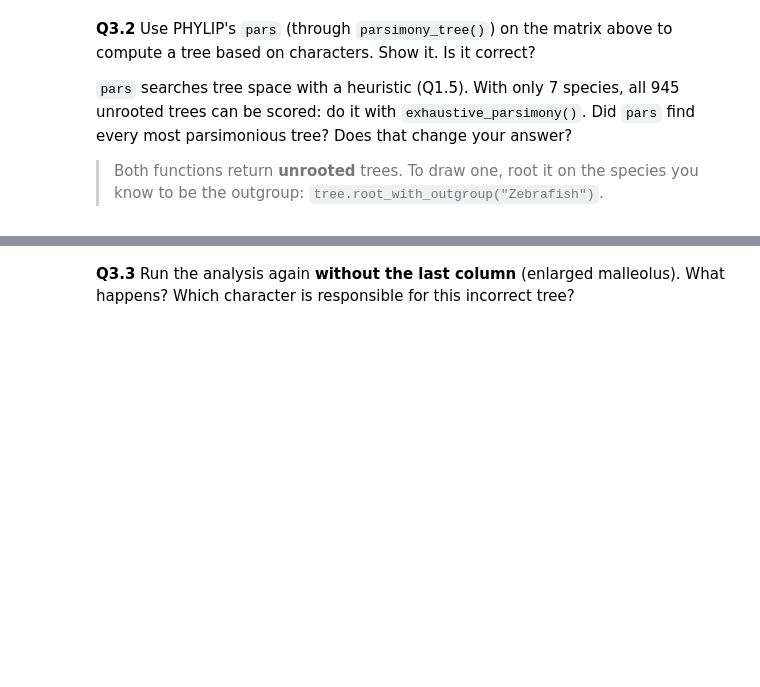
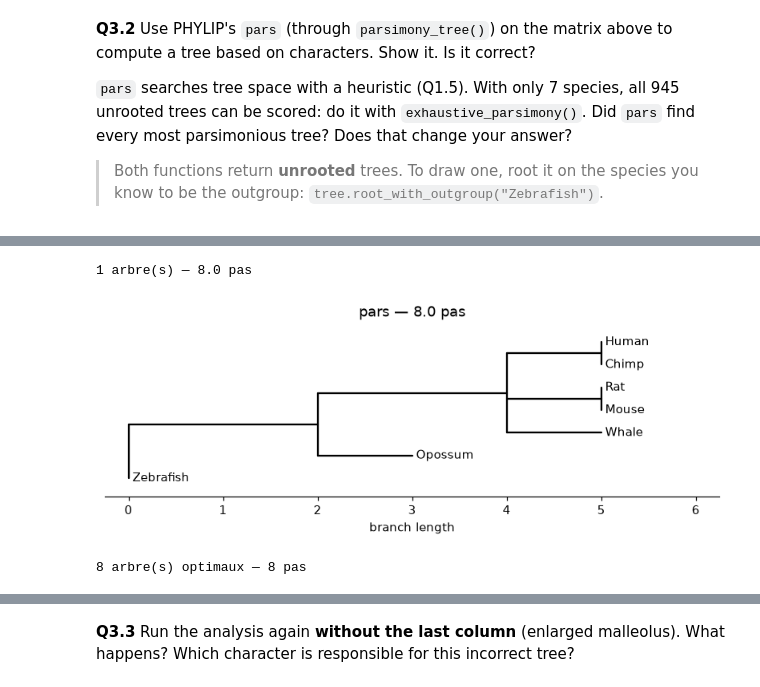
Before and after one commit to MisterPEG/PHYG2026, a Jupyter notebook: PHYG_TME2/TME2.ipynb, the cells around one changed output, grey strips where cells are left out. Saved outputs shown, nothing was run; the diff lists cells and outputs as text; code cells hidden in the pictures; blank space fills up the shorter version.

```diff
--- a/PHYG_TME2/TME2.ipynb
+++ b/PHYG_TME2/TME2.ipynb
@@ -845,12 +1261,26 @@ characters
 # %%
 # ---- TODO 1/2 ----
 # trees, steps = parsimony_tree(characters)
 # How many trees, how many steps? Root and show the tree(s).
+
+trees, steps = parsimony_tree(characters)
+print(f"{len(trees)} arbre(s) — {steps} pas")
+for t in trees:
+    t.root_with_outgroup("Zebrafish")
+    show_tree(t, title=f"pars — {steps} pas")
+# %% [output]
+1 arbre(s) — 8.0 pas
+[figure, added]
 # %%
 # ---- TODO 2/2 ----
 # all_best, best_steps = exhaustive_parsimony(characters)
 # How many trees tie for the best score? Where is the opossum in each of them?
 # (sister_group(tree, ["Opossum", "Human", "Mouse"]) helps.)
+
+all_best, best_steps = exhaustive_parsimony(characters)
+print(f"{len(all_best)} arbre(s) optimaux — {best_steps} pas")
+# %% [output]
+8 arbre(s) optimaux — 8 pas
 # %% [markdown]
 ### &#9997;&#65039; Your answer — Q3.2
 
```
Also changed, not shown: parts of 30 cells of this notebook, 3 other files.
